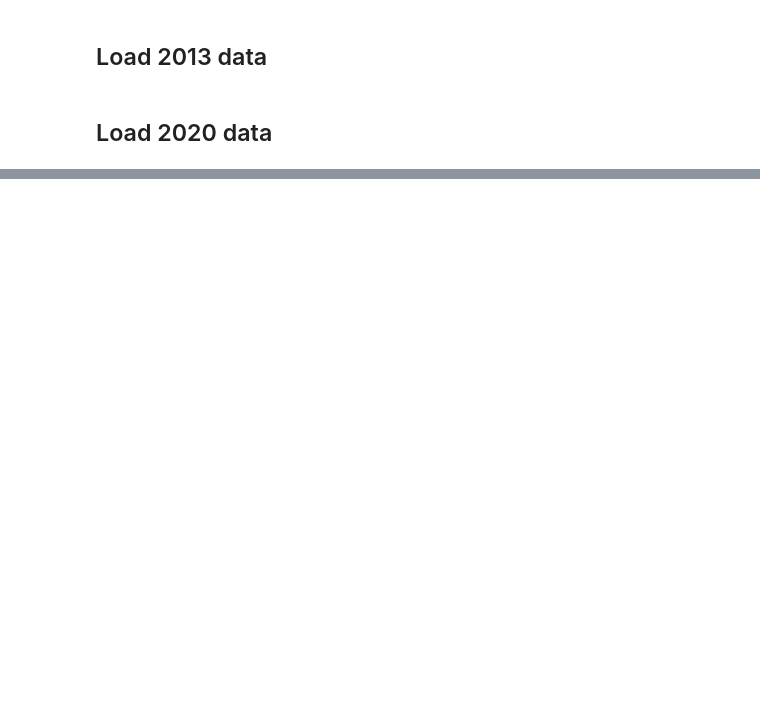
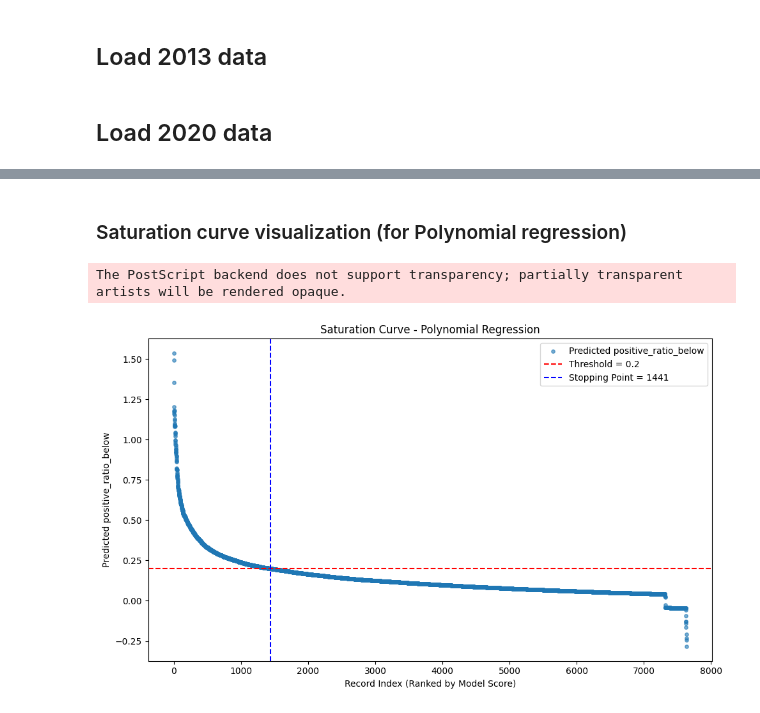
Before and after one commit to assaflandschaft/ehr-yield-prediction, a Jupyter notebook: ehr-yield-prediction.ipynb, the cells around one changed output, grey strips where cells are left out. Drawn from its saved outputs; the diff is of its cells as text; code cells hidden in the pictures; blank space fills up the shorter version.

```diff
--- a/ehr-yield-prediction.ipynb
+++ b/ehr-yield-prediction.ipynb
@@ -166,0 +784,44 @@ P-value from permutation test: 0.0457
+# %% [markdown]
+### Saturation curve visualization (for Polynomial regression)
+# %%
+import matplotlib.pyplot as plt
+
+# Choose the model to plot (e.g., 'PyTorch Neural Network')
+model_name = 'Polynomial Regression'
+model = trained_models[model_name]
+
+# Predict on the sorted 2020 data
+X_test = df_2020_clean_sorted[['Score', 'positive_ratio_above']]
+y_pred = model.predict(X_test)
+
+# Add predictions to DataFrame
+df_2020_clean_sorted['predicted_positive_ratio_below'] = y_pred
+
+# Find stopping index
+threshold = 0.20
+stop_idx = (df_2020_clean_sorted['predicted_positive_ratio_below'] < threshold).idxmax()
+if df_2020_clean_sorted['predicted_positive_ratio_below'].min() >= threshold:
+    stop_idx = len(df_2020_clean_sorted) - 1
+
+# Plot
+plt.figure(figsize=(10, 6))
+plt.scatter(
+    range(len(df_2020_clean_sorted)),
+    df_2020_clean_sorted['predicted_positive_ratio_below'],
+    s=15, alpha=0.6, label='Predicted positive_ratio_below'
+)
+plt.axhline(y=threshold, color='red', linestyle='--', label=f'Threshold = {threshold}')
+plt.axvline(x=stop_idx, color='blue', linestyle='--', label=f'Stopping Point = {stop_idx+1}')
+plt.title(f'Saturation Curve - {model_name}')
+plt.xlabel('Record Index (Ranked by Model Score)')
+plt.ylabel('Predicted positive_ratio_below')
+plt.legend()
+plt.tight_layout()
+
+plt.savefig(f'{model_name}.svg', format='svg')
+plt.savefig(f'{model_name}.jpg', format='jpg', dpi=300)  # Add dpi for better resolution
+plt.savefig(f'{model_name}.eps', format='eps')
+plt.show()
+# %% [output]
+The PostScript backend does not support transparency; partially transparent artists will be rendered opaque.
+[figure, added]
```
Also changed, not shown: parts of 40 cells of this notebook.
